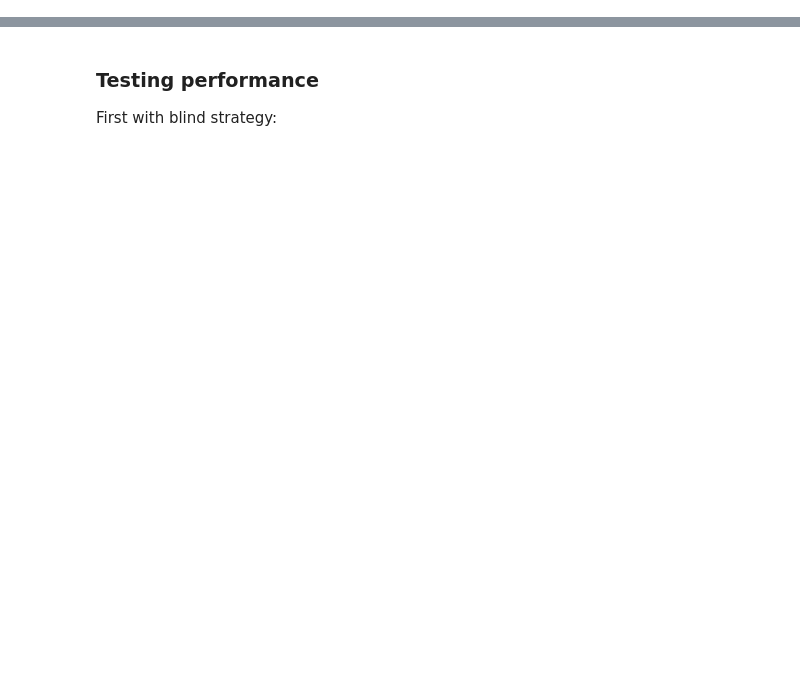
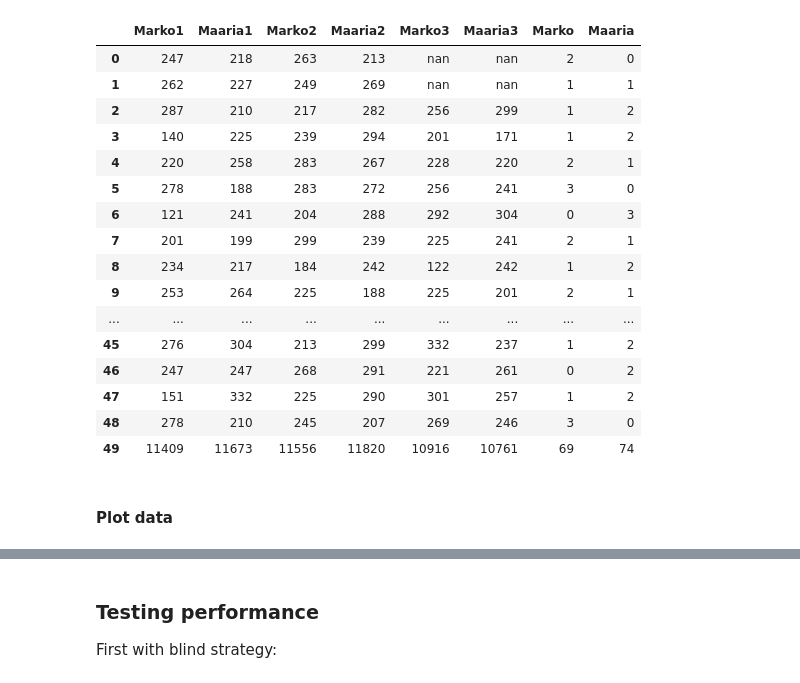
Before and after one commit to markomanninen/YatzyPy, a Jupyter notebook: Jupyter & Yatzy.ipynb, the cells around one changed output, grey strips where cells are left out. Cells and saved outputs as stored; diff of their text form; code cells hidden in the pictures; blank space fills up the shorter version.

```diff
--- a/Jupyter & Yatzy.ipynb
+++ b/Jupyter & Yatzy.ipynb
@@ -7,0 +28,58 @@
+# %%
+# import pandas library for memory based tabular data handling
+import pandas as pd
+# handle data and output
+def output(df_sample):
+    # prevent copy errors
+    df_sample.is_copy = False
+    # total wins per row
+    def wins(row, t1, t2):
+        t = 0
+        if row['%s1' % t1] > row['%s1' % t2]:
+            t += 1
+        if row['%s2' % t1] > row['%s2' % t2]:
+            t += 1
+        if row['%s3' % t1] > row['%s3' % t2]:
+            t += 1
+        return t
+    # highlight total score cells
+    def highlight_max(s):
+        return ['','','','','','',
+                'background-color: green;color:white' if s.Marko > s.Maaria else '',
+                'background-color: green;color:white' if s.Maaria > s.Marko else '']
+    # add total per row scores
+    df_sample['Marko'] = df_sample.apply (lambda row: wins (row, 'Marko', 'Maaria'), axis=1)
+    df_sample['Maaria'] = df_sample.apply (lambda row: wins (row, 'Maaria', 'Marko'), axis=1)
+    # add totals scores per player par all rows
+    df_sample.loc[len(df_sample)] = df_sample.sum()
+    return df_sample.style.apply(highlight_max, axis=1)
+
+    # prittier printing, but cell coloring not supported...
+    #from plotly.tools import FigureFactory as FF
+    #import plotly.plotly as py
+    #table = FF.create_table(df_sample)
+    #py.iplot(table, filename='pandas_table')
+
+# read statistics data and print with output function
+df = pd.read_csv('rounds.csv')
+output(df[:])
+# %% [output]
+|  | Marko1 | Maaria1 | Marko2 | Maaria2 | Marko3 | Maaria3 | Marko | Maaria |
+| 0 | 247 | 218 | 263 | 213 | nan | nan | 2 | 0 |
+| 1 | 262 | 227 | 249 | 269 | nan | nan | 1 | 1 |
+| 2 | 287 | 210 | 217 | 282 | 256 | 299 | 1 | 2 |
+| 3 | 140 | 225 | 239 | 294 | 201 | 171 | 1 | 2 |
+| 4 | 220 | 258 | 283 | 267 | 228 | 220 | 2 | 1 |
+| 5 | 278 | 188 | 283 | 272 | 256 | 241 | 3 | 0 |
+| 6 | 121 | 241 | 204 | 288 | 292 | 304 | 0 | 3 |
+| 7 | 201 | 199 | 299 | 239 | 225 | 241 | 2 | 1 |
+| 8 | 234 | 217 | 184 | 242 | 122 | 242 | 1 | 2 |
+| 9 | 253 | 264 | 225 | 188 | 225 | 201 | 2 | 1 |
+| ... | ... | ... | ... | ... | ... | ... | ... | ... |
+| 45 | 276 | 304 | 213 | 299 | 332 | 237 | 1 | 2 |
+| 46 | 247 | 247 | 268 | 291 | 221 | 261 | 0 | 2 |
+| 47 | 151 | 332 | 225 | 290 | 301 | 257 | 1 | 2 |
+| 48 | 278 | 210 | 245 | 207 | 269 | 246 | 3 | 0 |
+| 49 | 11409 | 11673 | 11556 | 11820 | 10916 | 10761 | 69 | 74 |
+# %% [markdown]
+#### Plot data
```
Also changed, not shown: parts of 34 cells of this notebook, 1 other file.
